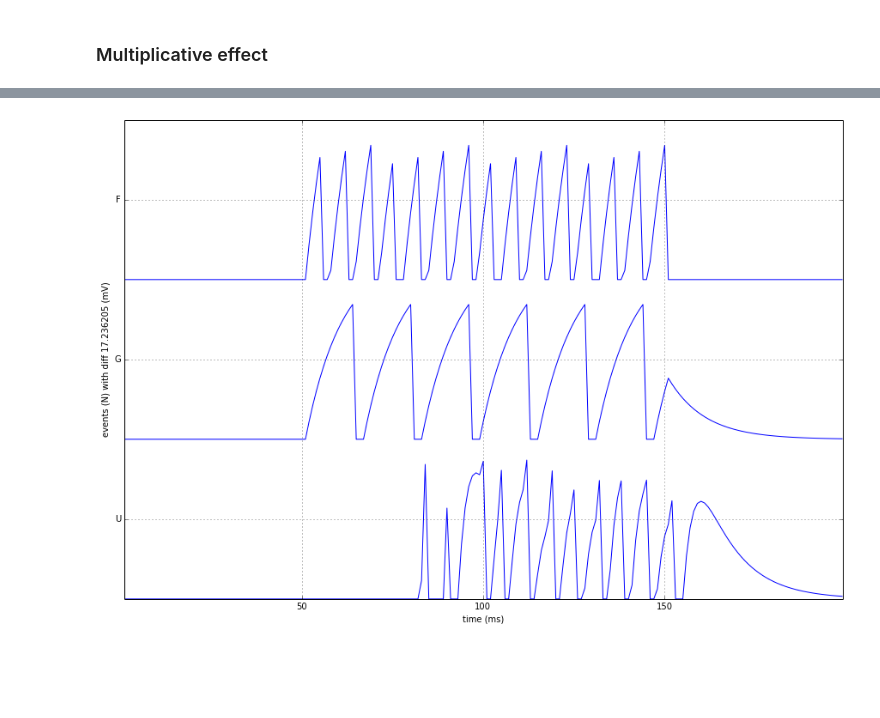
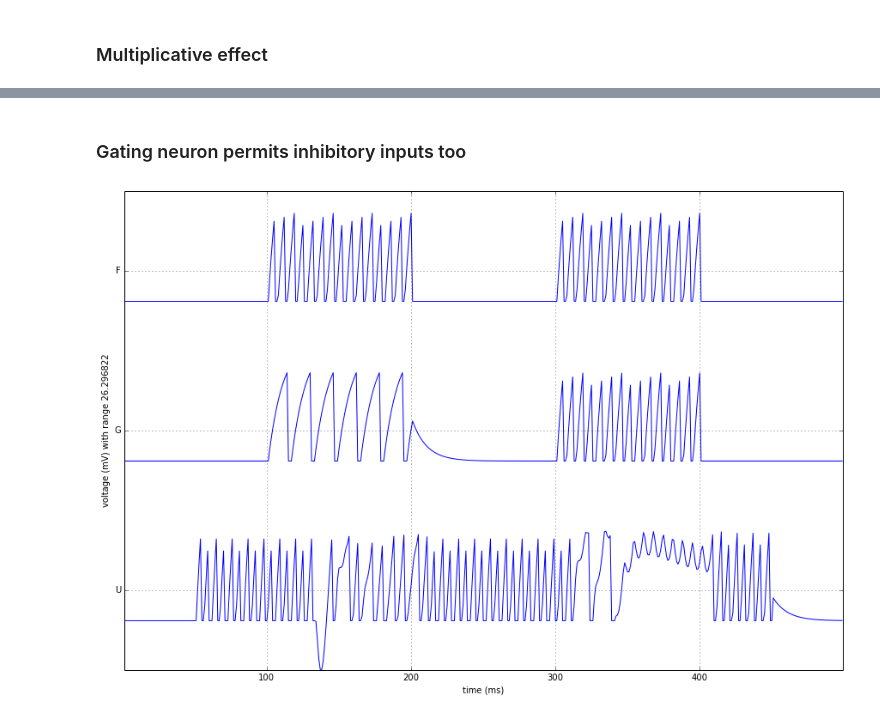
Before and after one commit to asobolev/toy-network, a Jupyter notebook: reduced/simulation/sanbox/Permissive Gating.ipynb, the cells around one changed output, grey strips where cells are left out. Saved outputs shown, nothing was run; the diff lists cells and outputs as text; code cells hidden in the pictures; blank space fills up the shorter version.

Commit message:
added gating input summaion and inhibition cases to the PG notebook

```diff
--- a/reduced/simulation/sanbox/Permissive Gating.ipynb
+++ b/reduced/simulation/sanbox/Permissive Gating.ipynb
@@ -175,28 +212,34 @@ fig = multiple_time_series(np.array(events), ("U", "G", "F"), monitors[0].times)
+# %% [markdown]
+### Gating neuron permits inhibitory inputs too
 # %%
 nest.ResetKernel()
 
 # two input neurons: R(trigger) and G(gate)
 F_input = nest.Create("iaf_neuron")[0]
 G_input = nest.Create("iaf_neuron")[0]
 
 # output neuron "aware" of gating inputs
 U_output = nest.Create("iaf_with_permissive_gating")[0]
-nest.SetStatus([U_output], {'gating_threshold': 2.0, 'tau_gating': 0.01})
+nest.SetStatus([U_output], {'gating_threshold': 1.0, 'tau_gating': 0.01})
 
-nest.Connect([F_input], [U_output], syn_spec={'weight': 500.0, 'model': 'static_synapse'})
-nest.Connect([G_input], [U_output], syn_spec={'weight': 2.0, 'model': 'static_synapse', 'receptor_type': 8})
+nest.Connect([F_input], [U_output], syn_spec={'weight': -400.0, 'model': 'static_synapse'})
+nest.Connect([G_input], [U_output], syn_spec={'weight': 0.8, 'model': 'static_synapse', 'receptor_type': 8})
 
 # current injections
-inject_current(F_input, [{"amplitude": 1000.0, "start": 50.0, "stop": 150.0}])
+inject_current(U_output, [{"amplitude": 1300.0, "start": 50.0, "stop": 450.0}])
 
-inject_current(G_input, [{"amplitude": 500.0, "start": 50.0, "stop": 150.0}])
+inject_current(F_input, [{"amplitude": 1000.0, "start": 100.0, "stop": 200.0}])
+inject_current(F_input, [{"amplitude": 1000.0, "start": 300.0, "stop": 400.0}])
+
+inject_current(G_input, [{"amplitude":  500.0, "start": 100.0, "stop": 200.0}])
+inject_current(G_input, [{"amplitude": 1000.0, "start": 300.0, "stop": 400.0}])
 
 # voltage monitors
 monitors = [VoltageMonitor(nest_id) for nest_id in (F_input, G_input, U_output)]
 
-nest.Simulate(200)
+nest.Simulate(500)
 
 events = [x.V_m for x in reversed(monitors)]
 fig = multiple_time_series(np.array(events), ("U", "G", "F"), monitors[0].times)
 # %% [output]
-[figure, old version]
+[figure, new version]
```
Also changed, not shown: parts of 4 cells of this notebook.
